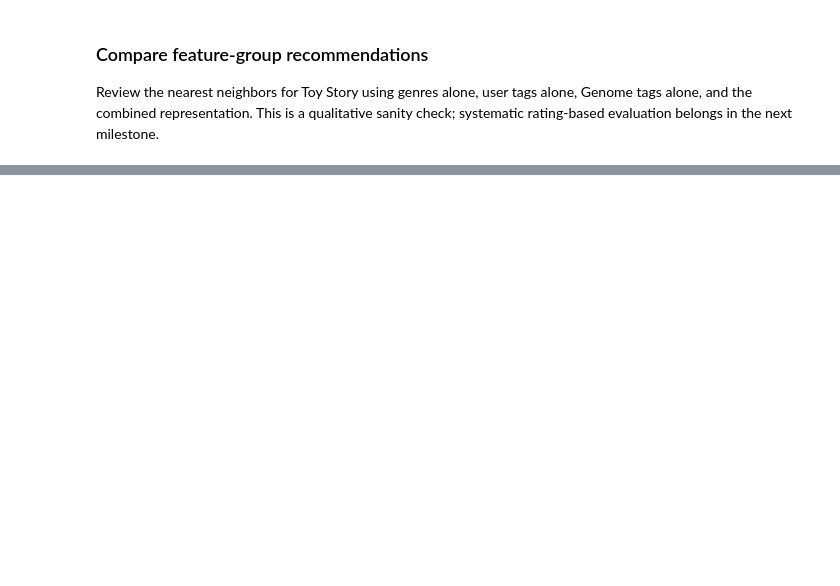
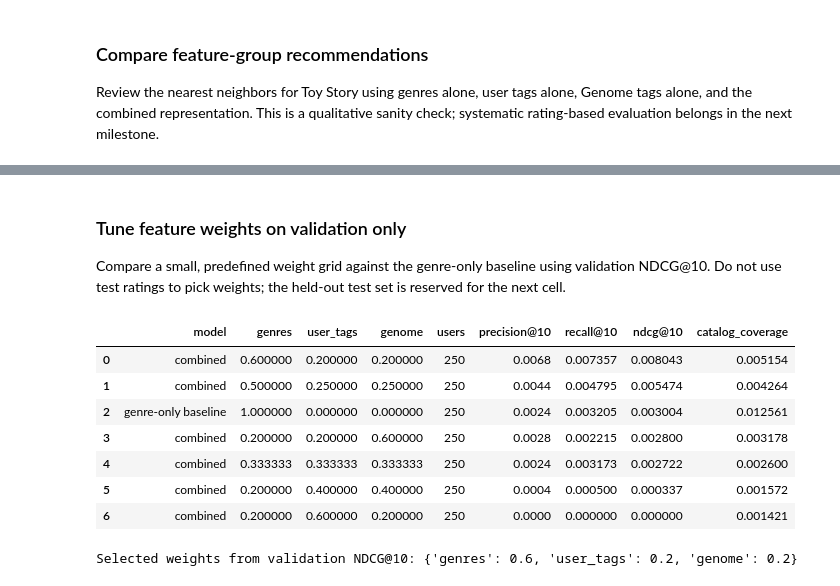
Before and after one commit to VidishBajpai/Movie-Recommender, a Jupyter notebook: notebooks/genre_&_genomeTag_based_filtering.ipynb, the cells around one changed output, grey strips where cells are left out. Cells and saved outputs as stored; diff of their text form; code cells hidden in the pictures; blank space fills up the shorter version.

```diff
--- a/notebooks/genre_&_genomeTag_based_filtering.ipynb
+++ b/notebooks/genre_&_genomeTag_based_filtering.ipynb
@@ -703,0 +920,54 @@ Several movies match 'the dark knight'; using The Dark Knight (2008) (the match
+# %% [markdown]
+### Tune feature weights on validation only
+
+Compare a small, predefined weight grid against the genre-only baseline using validation NDCG@10. Do not use test ratings to pick weights; the held-out test set is reserved for the next cell.
+# %%
+weight_candidates = [
+    {"genres": 1 / 3, "user_tags": 1 / 3, "genome": 1 / 3},
+    {"genres": 0.60, "user_tags": 0.20, "genome": 0.20},
+    {"genres": 0.20, "user_tags": 0.60, "genome": 0.20},
+    {"genres": 0.20, "user_tags": 0.20, "genome": 0.60},
+    {"genres": 0.50, "user_tags": 0.25, "genome": 0.25},
+    {"genres": 0.20, "user_tags": 0.40, "genome": 0.40},
+]
+
+validation_results = []
+for candidate in weight_candidates:
+    metrics = evaluate_ranking(candidate, "validation", evaluation_users)
+    validation_results.append({**candidate, **metrics, "model": "combined"})
+
+genre_baseline_weights = {"genres": 1.0, "user_tags": 0.0, "genome": 0.0}
+genre_validation_metrics = evaluate_ranking(
+    genre_baseline_weights, "validation", evaluation_users
+)
+validation_results.append(
+    {**genre_baseline_weights, **genre_validation_metrics, "model": "genre-only baseline"}
+)
+
+validation_results_df = pd.DataFrame(validation_results)
+combined_validation_results = validation_results_df.loc[
+    validation_results_df["model"].eq("combined")
+].sort_values(["ndcg@10", "recall@10"], ascending=False)
+if combined_validation_results.empty:
+    raise ValueError("Validation produced no combined-model results.")
+selected_weights = {
+    "genres": float(combined_validation_results.iloc[0]["genres"]),
+    "user_tags": float(combined_validation_results.iloc[0]["user_tags"]),
+    "genome": float(combined_validation_results.iloc[0]["genome"]),
+}
+display(
+    validation_results_df[
+        ["model", "genres", "user_tags", "genome", "users", "precision@10", "recall@10", "ndcg@10", "catalog_coverage"]
+    ].sort_values("ndcg@10", ascending=False).reset_index(drop=True)
+)
+print(f"Selected weights from validation NDCG@10: {selected_weights}")
+# %% [output]
+|  | model | genres | user_tags | genome | users | precision@10 | recall@10 | ndcg@10 | catalog_coverage |
+| 0 | combined | 0.600000 | 0.200000 | 0.200000 | 250 | 0.0068 | 0.007357 | 0.008043 | 0.005154 |
+| 1 | combined | 0.500000 | 0.250000 | 0.250000 | 250 | 0.0044 | 0.004795 | 0.005474 | 0.004264 |
+| 2 | genre-only baseline | 1.000000 | 0.000000 | 0.000000 | 250 | 0.0024 | 0.003205 | 0.003004 | 0.012561 |
+| 3 | combined | 0.200000 | 0.200000 | 0.600000 | 250 | 0.0028 | 0.002215 | 0.002800 | 0.003178 |
+| 4 | combined | 0.333333 | 0.333333 | 0.333333 | 250 | 0.0024 | 0.003173 | 0.002722 | 0.002600 |
+| 5 | combined | 0.200000 | 0.400000 | 0.400000 | 250 | 0.0004 | 0.000500 | 0.000337 | 0.001572 |
+| 6 | combined | 0.200000 | 0.600000 | 0.200000 | 250 | 0.0000 | 0.000000 | 0.000000 | 0.001421 |
+Selected weights from validation NDCG@10: {'genres': 0.6, 'user_tags': 0.2, 'genome': 0.2}
```
Also changed, not shown: parts of 12 cells of this notebook.
